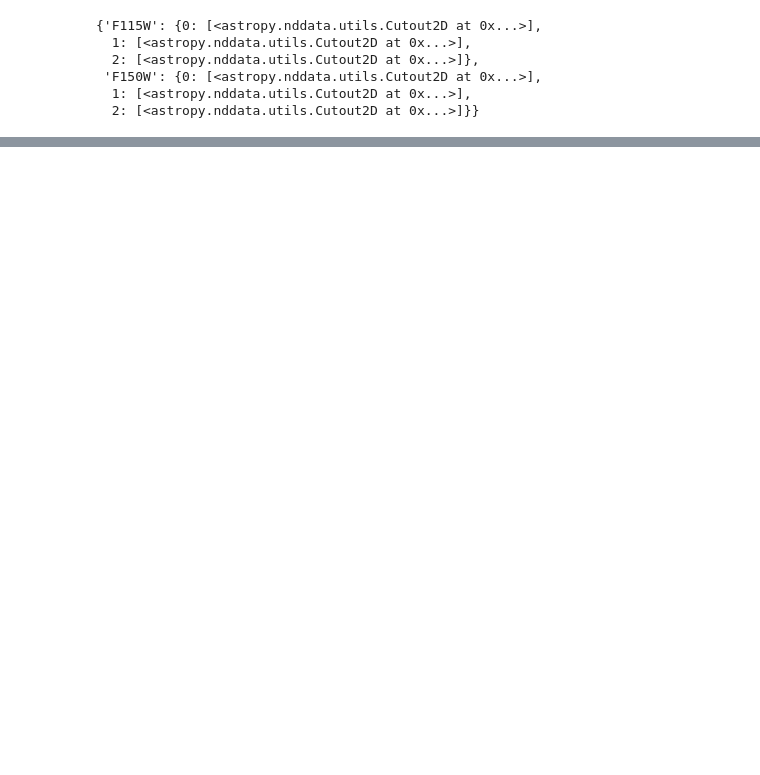
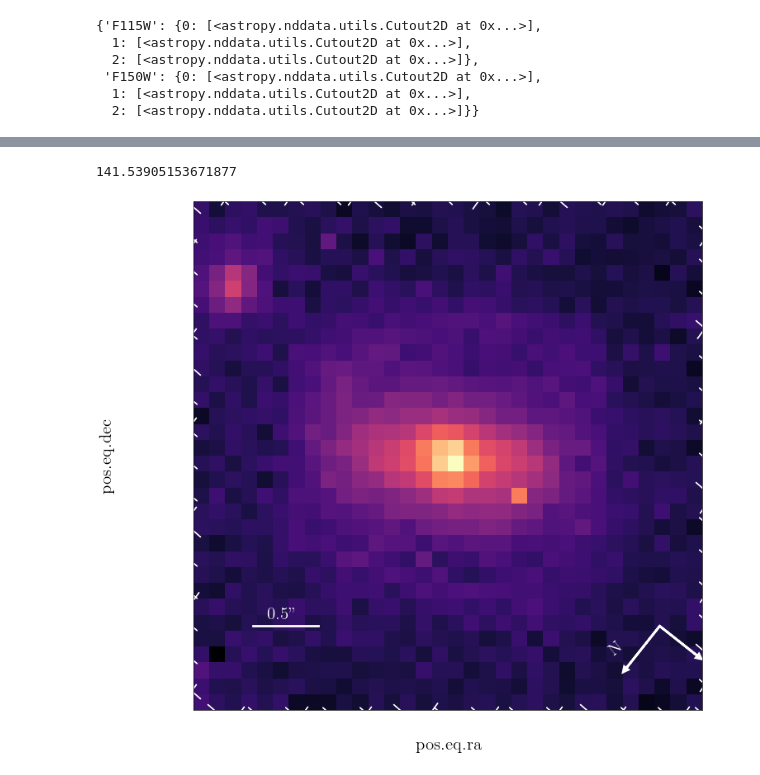
Before and after one commit to AlexandreAdam/DeblendingGalaxies, a Jupyter notebook: notebooks/smacs_targets_preprocessing.ipynb, the cells around one changed output, grey strips where cells are left out. Drawn from its saved outputs; the diff is of its cells as text; code cells hidden in the pictures; blank space fills up the shorter version.

```diff
--- a/notebooks/smacs_targets_preprocessing.ipynb
+++ b/notebooks/smacs_targets_preprocessing.ipynb
@@ -603,3 +690,35 @@ cutouts
+# %%
+plt.figure(figsize=(8, 8))
+F = "F105WO1"
+target = 2
+
+wcs = cutouts[F][target][0].wcs
+pc = wcs.pixel_scale_matrix
+print(np.arctan2(pc[1, 0], pc[0, 0]) * 180 / np.pi)
+# plt.subplot(projection=wcs)
+
+# Make a multiple of a 90 degrees rotation so North it pointing up
+plt.imshow(cutouts[F][target][0].data, cmap="magma", norm=plt.cm.colors.LogNorm())
+
+ax = plt.gca()
+draw_scale_and_compass(ax, cutouts[F][target][0].data, cutouts[F][target][0].wcs, scale=0.5, x0=0.1, y0=0.15, compass_size=0.1, arrow_size=0.01, color="w", lw=2, textpad=1, fontsize=15)
+
+
+# Set the color of the tick labels
+for tick in ax.get_xticklabels():
+    tick.set_color("white")
+for tick in ax.get_yticklabels():
+    tick.set_color("white")
+
+# Set the color of the axis labels
+# ax.set_ylabel("Declination", color='black')
+# ax.set_xlabel("Right ascension", color='black')
+
+# plt.ylabel("Declination")
+# plt.xlabel("Right ascension")
+# %% [output]
+141.53905153671877
+[figure, added]
 # %%
 fig, axs = plt.subplots(2, 3, figsize=(12, 8))
 
```
Also changed, not shown: parts of 11 cells of this notebook, 7 other files.
